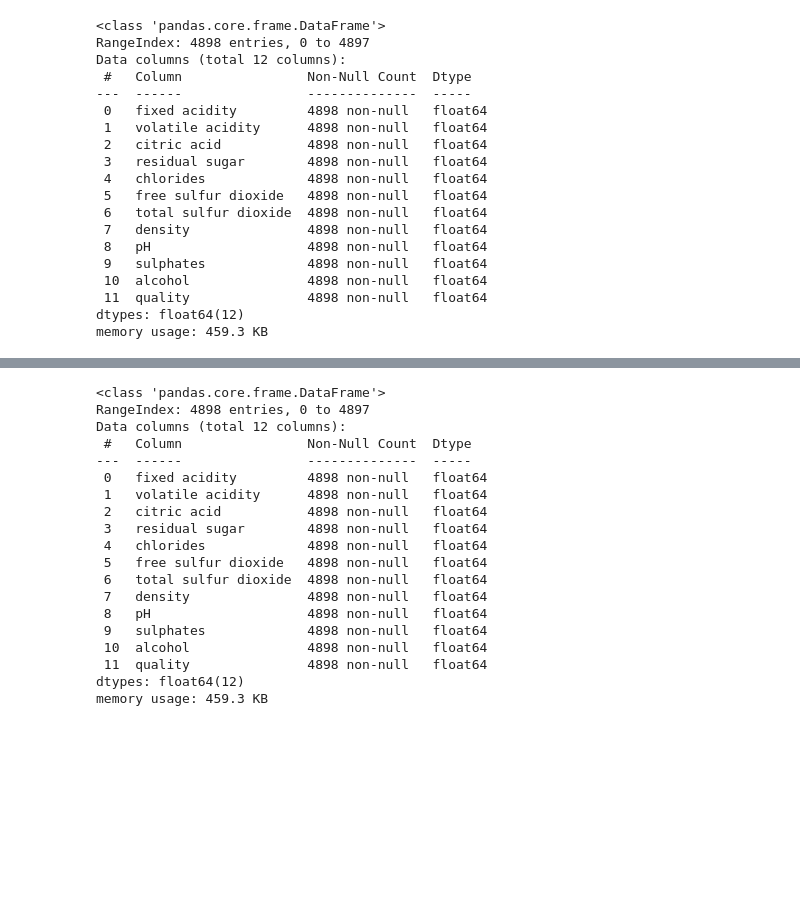
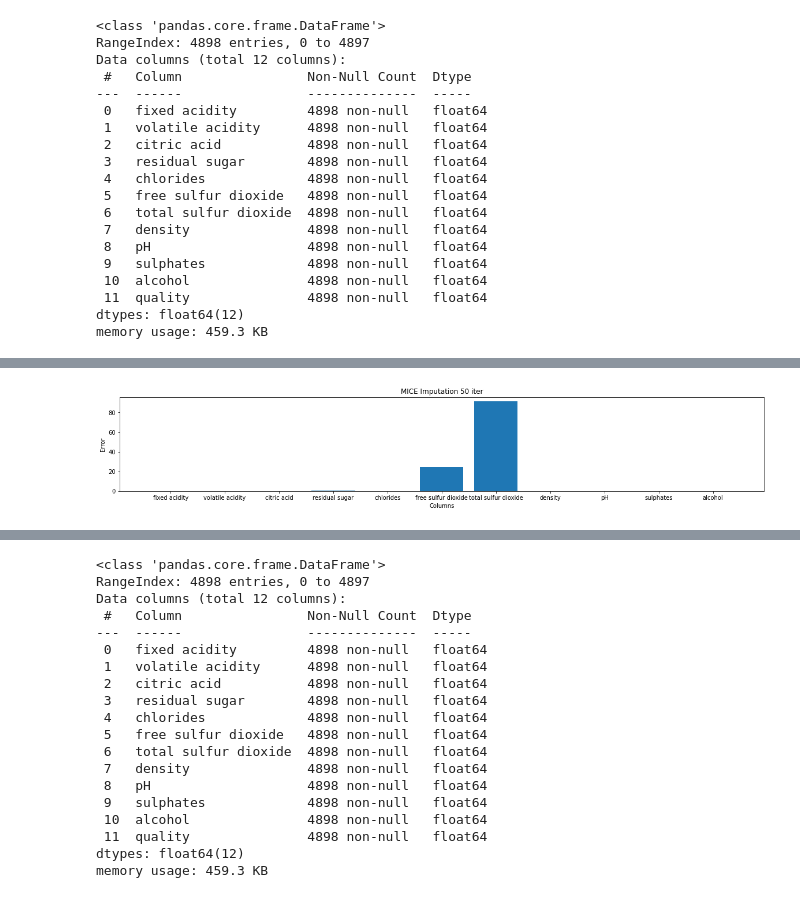
Before and after one commit to miguel-kjh/Research-on-data-imputation-methods, a Jupyter notebook: imputationComparison.ipynb, the cells around one changed output, grey strips where cells are left out. Cells and saved outputs as stored; diff of their text form; code cells hidden in the pictures; blank space fills up the shorter version.

```diff
--- a/imputationComparison.ipynb
+++ b/imputationComparison.ipynb
@@ -208,0 +217,6 @@ plotResults(err, "MICE Imputation")
+# %%
+iterations = 50
+err = getError(miceImputation(data, iterations), originalData, data.keys()[:-1])
+plotResults(err, "MICE Imputation %i iter" %(iterations))
+# %% [output]
+[figure, added]
```
Also changed, not shown: parts of 16 cells of this notebook, 1 other file.
